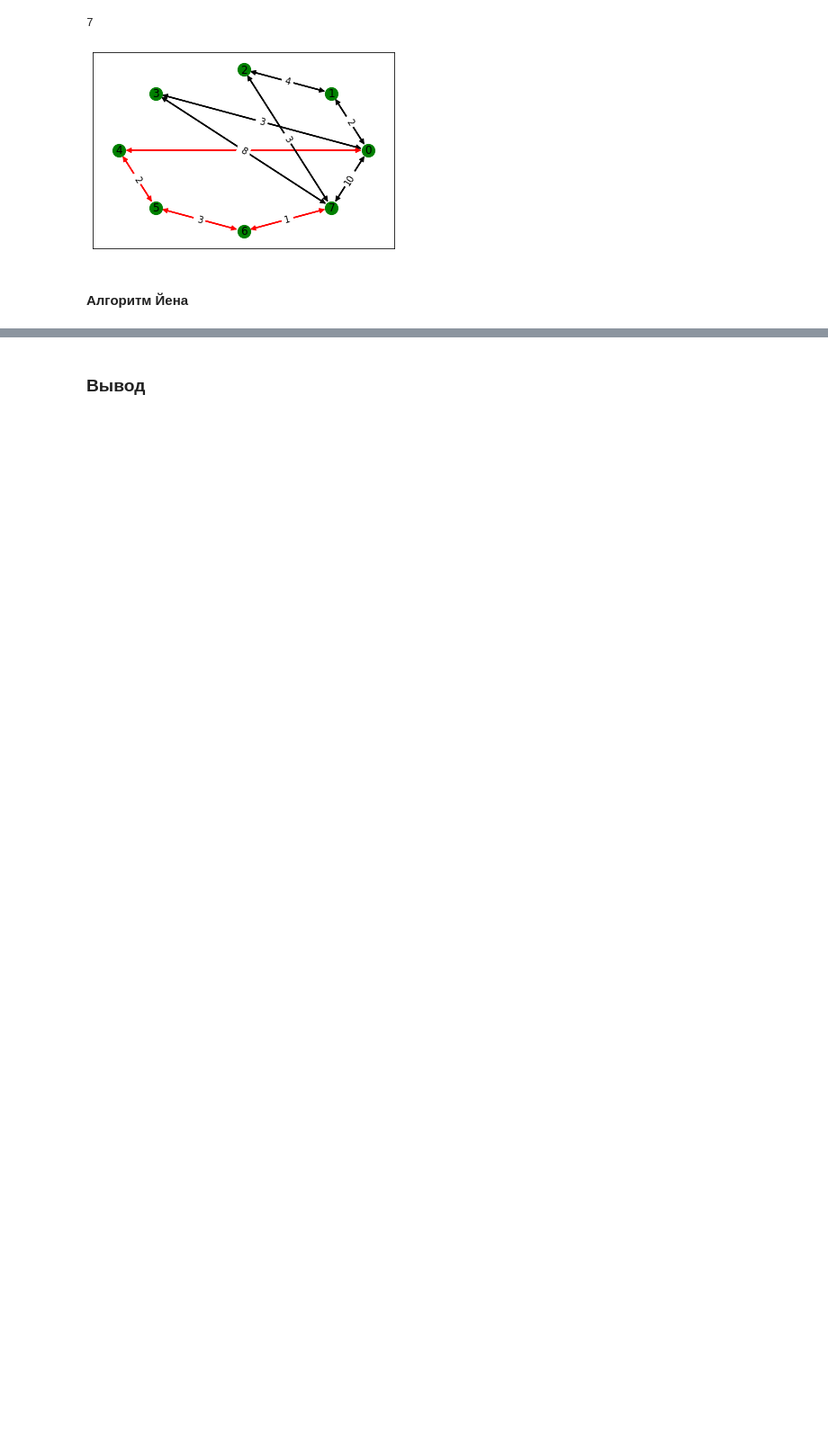
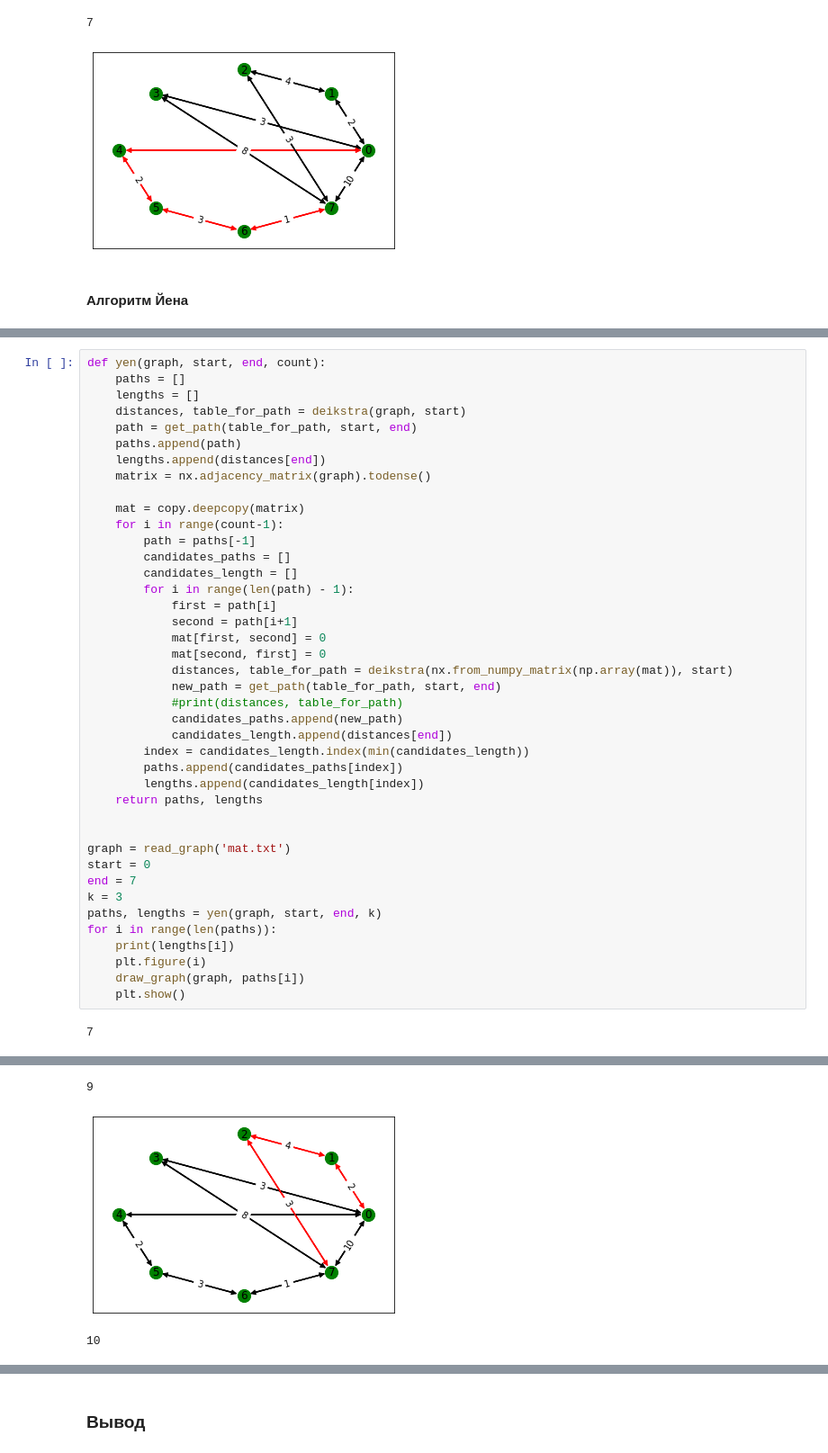
Before and after one commit to mosevaa/algorithms_mtuci, a Jupyter notebook: labs/Lab6.ipynb, the cells around one changed output, grey strips where cells are left out. Shown at 90% size. Drawn from its saved outputs; the diff is of its cells as text; blank space fills up the shorter version.

```diff
--- a/labs/Lab6.ipynb
+++ b/labs/Lab6.ipynb
@@ -412,0 +273,43 @@ ValueError: min() arg is an empty sequence
+# %%
+def yen(graph, start, end, count):
+    paths = []
+    lengths = []
+    distances, table_for_path = deikstra(graph, start)
+    path = get_path(table_for_path, start, end)
+    paths.append(path)
+    lengths.append(distances[end])
+    matrix = nx.adjacency_matrix(graph).todense()
+
+    mat = copy.deepcopy(matrix)
+    for i in range(count-1):
+        path = paths[-1]
+        candidates_paths = []
+        candidates_length = []
+        for i in range(len(path) - 1):
+            first = path[i]
+            second = path[i+1]
+            mat[first, second] = 0
+            mat[second, first] = 0
+            distances, table_for_path = deikstra(nx.from_numpy_matrix(np.array(mat)), start)
+            new_path = get_path(table_for_path, start, end)
+            #print(distances, table_for_path)
+            candidates_paths.append(new_path)
+            candidates_length.append(distances[end])
+        index = candidates_length.index(min(candidates_length))
+        paths.append(candidates_paths[index])
+        lengths.append(candidates_length[index])
+    return paths, lengths
+
+
+graph = read_graph('mat.txt')
+start = 0
+end = 7
+k = 3
+paths, lengths = yen(graph, start, end, k)
+for i in range(len(paths)):
+    print(lengths[i])
+    plt.figure(i)
+    draw_graph(graph, paths[i])
+    plt.show()
+# %% [output]
+7
@@ -412,0 +317,3 @@ ValueError: min() arg is an empty sequence
+9
+[figure, added]
+10
```
Also changed, not shown: parts of 3 cells of this notebook, 1 other file.
